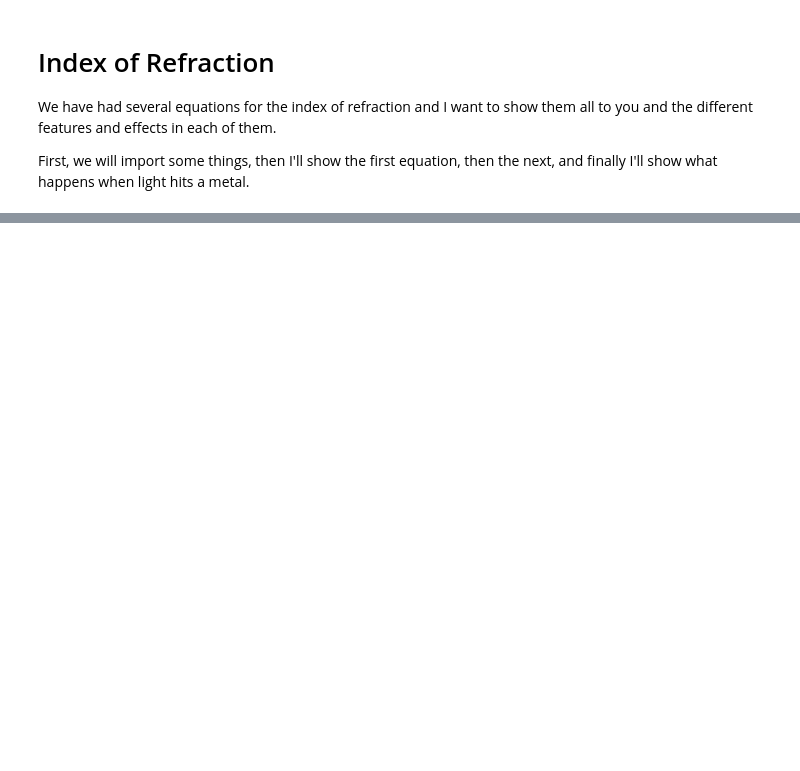
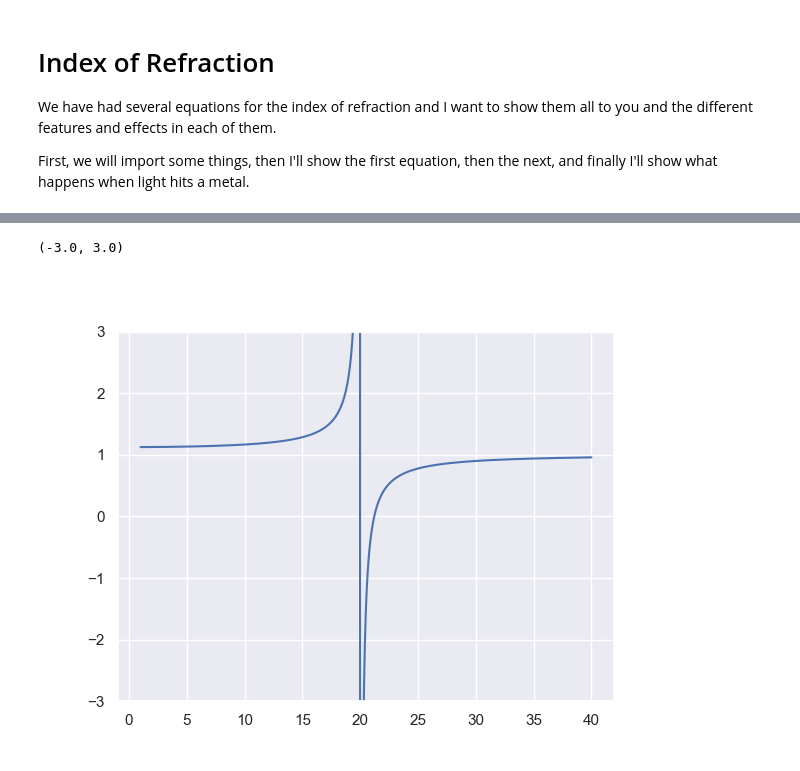
Before and after one commit to ehremington/340-2026-spring, a Jupyter notebook: 260223-plotting-index-v-freq-in-class.ipynb, the cells around one changed output, grey strips where cells are left out. Cells and saved outputs as stored; diff of their text form; code cells hidden in the pictures; blank space fills up the shorter version.

```diff
--- a/260223-plotting-index-v-freq-in-class.ipynb
+++ b/260223-plotting-index-v-freq-in-class.ipynb
@@ -13,0 +26,14 @@ $$n = 1 + $$
+# %%
+def n(w, wp, w0):
+    return(1+wp**2/(2*(w0**2 - w**2)))
+
+w = np.linspace(1, 40, 1000)
+
+n_air = n(w, 10, 20)
+
+fig0, ax0 = plt.subplots()
+ax0.plot(w, n_air)
+ax0.set_ylim(-3, 3)
+# %% [output]
+(-3.0, 3.0)
+[figure, added]
```
Also changed, not shown: parts of 6 cells of this notebook, 2 other files.
